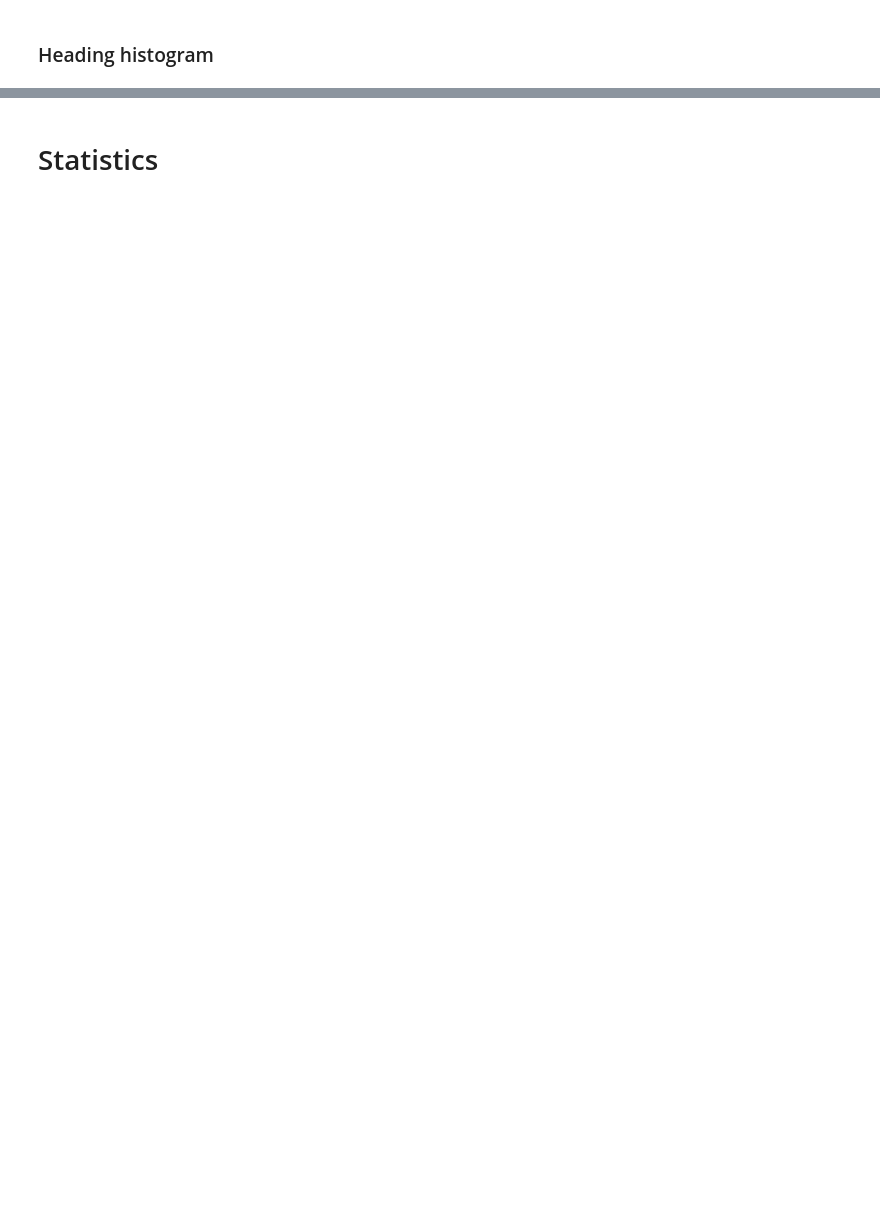
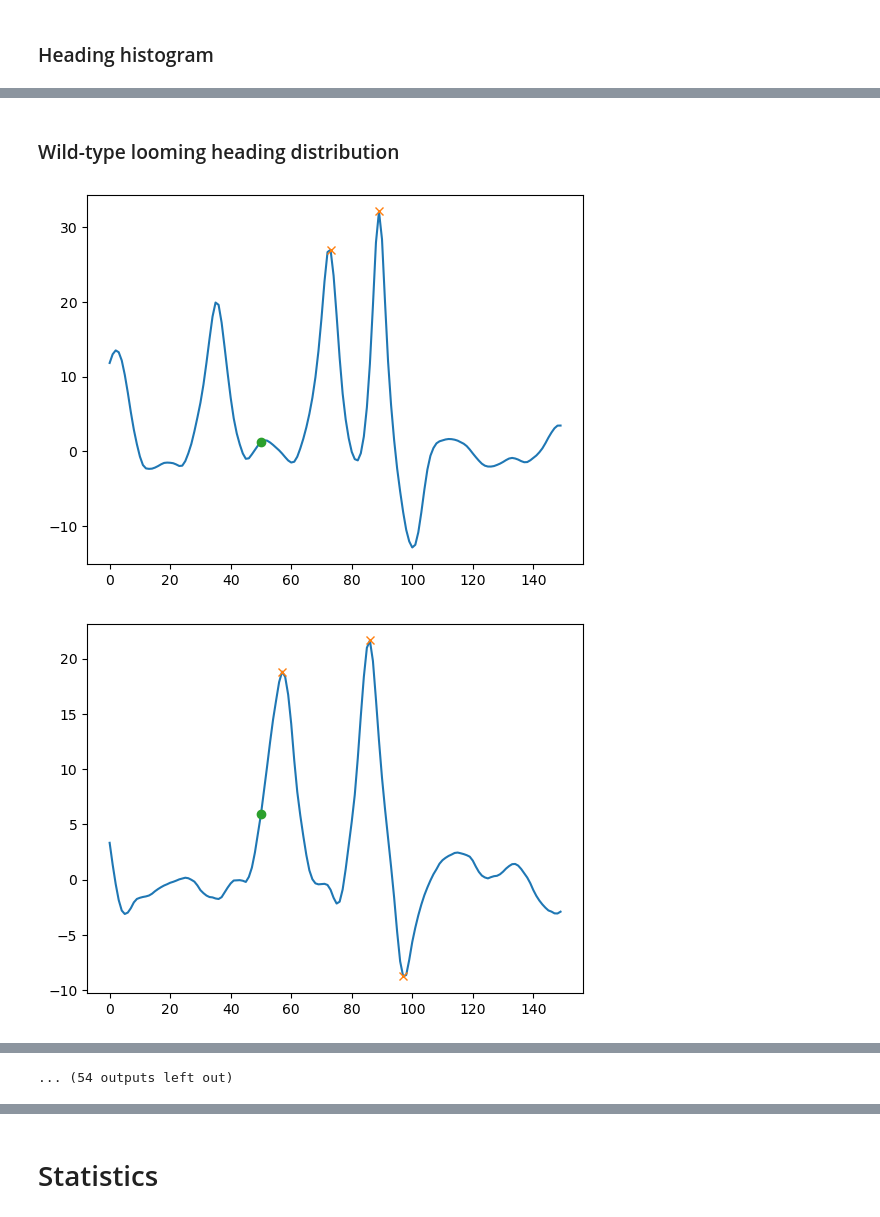
Before and after one commit to elhananby/fly_analysis, a Jupyter notebook: notebooks/BuchsbaumSchnell2024.ipynb, the cells around one changed output, grey strips where cells are left out. Cells and saved outputs as stored; diff of their text form; code cells hidden in the pictures; blank space fills up the shorter version.

```diff
--- a/notebooks/BuchsbaumSchnell2024.ipynb
+++ b/notebooks/BuchsbaumSchnell2024.ipynb
@@ -790,4 +796,4 @@ figure_save_folder = "./Figures/"
 # %%
 # Process j53xu68 files
 j53xu68_files = ["20230321_162524.braidz", "20230519_130210.braidz"]
-j53_data = fa.braidz.read_multiple_braidz(j53xu68_files, root_folder)
+j53_data = process_files(j53xu68_files, root_folder, keys)
@@ -1222,0 +1224,15 @@ plt.savefig(figure_save_folder + figname + ".svg", dpi=300)
+# %% [markdown]
+### Wild-type looming heading distribution
+# %%
+# Process j53xu68 files
+import fly_analysis as fa
+
+wt_looming_files = [
+    "20240702_140401.braidz",
+    "20240712_153309.braidz",
+    "20240715_171206.braidz",
+]
+wt_looming_data = fa.braidz.read_multiple_braidz(wt_looming_files, root_folder)
+# %%
+df = wt_looming_data["df"]
+stim = wt_looming_data["stim"]
@@ -1222,0 +1381,5 @@ plt.savefig(figure_save_folder + figname + ".svg", dpi=300)
+# %%
+results_df = process_movement_data(stim, df)
+# %% [output]
+[figure, added]
+[figure, added]
@@ -1222,0 +1396 @@ plt.savefig(figure_save_folder + figname + ".svg", dpi=300)
+... (54 outputs left out)
```
Also changed, not shown: parts of 23 cells of this notebook, 9 other files.
